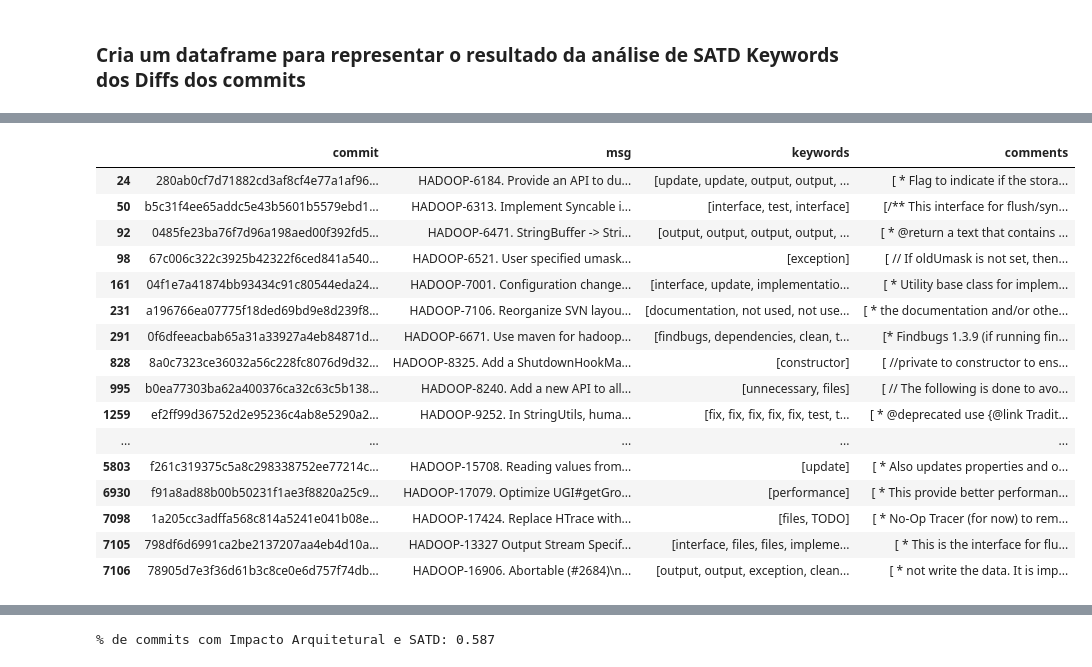
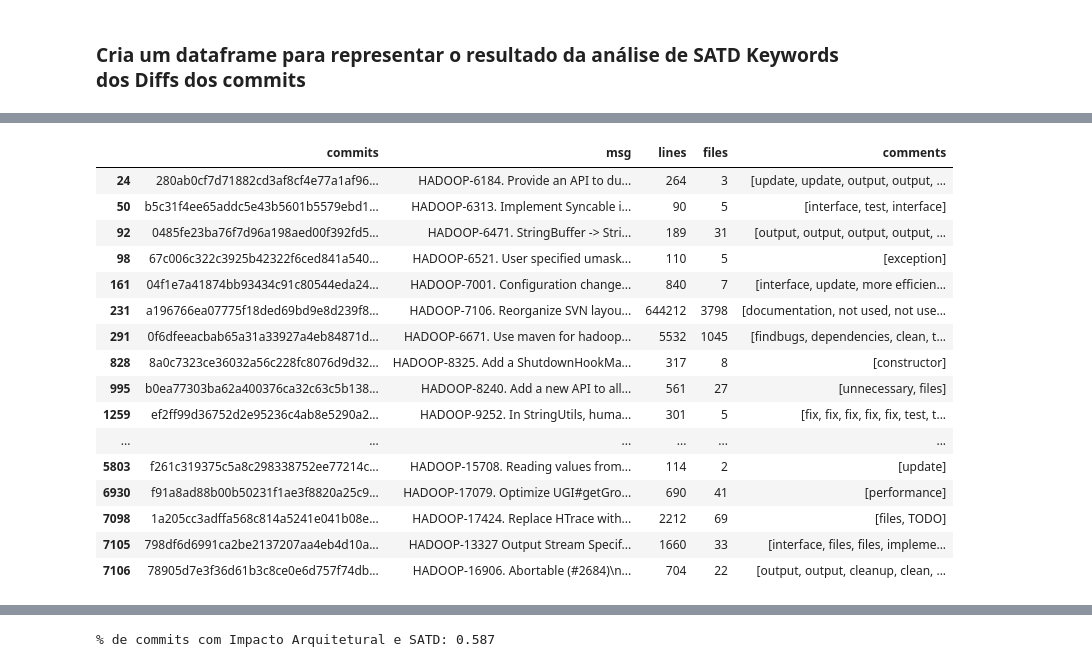
Before and after one commit to armandossrecife/my_validation, a Jupyter notebook: my_satd_hadoop.ipynb, the cells around one changed output, grey strips where cells are left out. Drawn from its saved outputs; the diff is of its cells as text; code cells hidden in the pictures.

```diff
--- a/my_satd_hadoop.ipynb
+++ b/my_satd_hadoop.ipynb
@@ -266,27 +432,29 @@ Aguarde...
 
 Analisa todos os diffs (added) dos commits entre 19/05/2009 e 4/10/2023 do Hadoop que contem as SATD.
 # %%
-dict_commit_diffs = my_satd_commit_analyzer.analyze_commit_diffs_for_satd(start_date, end_date, final_satd_keywords)
+dict_commit_diffs_satd = my_satd_commit_analyzer.analyze_commit_diffs_for_satd(start_date, end_date, final_satd_keywords)
 # %% [output]
 Aguarde...
 # %% [markdown]
 ### Cria um dataframe para representar o resultado da análise de SATD Keywords dos Diffs dos commits
 # %%
-l_commits, l_msgs, l_keywords, l_comments = [], [], [], []
+l_commits, l_msgs, l_lines, l_files, l_comments = [], [], [], [], []
 
-for k, v in dict_commit_diffs.items():
-  l_commits.append(k)
-  l_msgs.append(v[0])
-  l_keywords.append(v[1])
-  l_comments.append(v[2])
+for k, v in dict_commit_diffs_satd.items():
+    l_commits.append(k)
+    l_msgs.append(v[0])
+    l_lines.append(v[1])
+    l_files.append(v[2])
+    l_comments.append(v[3])
 
-dict_commit_diffs_aux = {
-    'commit': l_commits,
+dict_commit_diffs_satd_aux = {
+    'commits': l_commits,
     'msg': l_msgs,
-    'keywords': l_keywords,
+    'lines': l_lines,
+    'files': l_files,
     'comments': l_comments
 }
 
-df_commit_diffs_aux = pd.DataFrame(dict_commit_diffs_aux)
-df_commit_diffs_aux
+df_commit_diffs_satd_aux = pd.DataFrame(dict_commit_diffs_satd_aux)
+df_commit_diffs_satd_aux
 # %% [output]
@@ -306,21 +474,21 @@ df_commit_diffs_aux
 # %%
-df_hadoop_commits_issues_yes_ai = df_commit_diffs_aux[df_commit_diffs_aux.commit.isin(lista_hadoop_commits_issues_yes_ai)]
+df_hadoop_commits_issues_yes_ai = df_commit_diffs_satd_aux[df_commit_diffs_satd_aux.commits.isin(lista_hadoop_commits_issues_yes_ai)]
 df_hadoop_commits_issues_yes_ai
 # %% [output]
-|  | commit | msg | keywords | comments |
-| 24 | 280ab0cf7d71882cd3af8cf4e77a1af96... | HADOOP-6184. Provide an API to du... | [update, update, output, output, ... | [ * Flag to indicate if the stora... |
-| 50 | b5c31f4ee65addc5e43b5601b5579ebd1... | HADOOP-6313. Implement Syncable i... | [interface, test, interface] | [/** This interface for flush/syn... |
-| 92 | 0485fe23ba76f7d96a198aed00f392fd5... | HADOOP-6471. StringBuffer -> Stri... | [output, output, output, output, ... | [ * @return a text that contains ... |
-| 98 | 67c006c322c3925b42322f6ced841a540... | HADOOP-6521. User specified umask... | [exception] | [ // If oldUmask is not set, then... |
-| 161 | 04f1e7a41874bb93434c91c80544eda24... | HADOOP-7001. Configuration change... | [interface, update, implementatio... | [ * Utility base class for implem... |
-| 231 | a196766ea07775f18ded69bd9e8d239f8... | HADOOP-7106. Reorganize SVN layou... | [documentation, not used, not use... | [ * the documentation and/or othe... |
-| 291 | 0f6dfeeacbab65a31a33927a4eb84871d... | HADOOP-6671. Use maven for hadoop... | [findbugs, dependencies, clean, t... | [* Findbugs 1.3.9 (if running fin... |
-| 828 | 8a0c7323ce36032a56c228fc8076d9d32... | HADOOP-8325. Add a ShutdownHookMa... | [constructor] | [ //private to constructor to ens... |
-| 995 | b0ea77303ba62a400376ca32c63c5b138... | HADOOP-8240. Add a new API to all... | [unnecessary, files] | [ // The following is done to avo... |
-| 1259 | ef2ff99d36752d2e95236c4ab8e5290a2... | HADOOP-9252. In StringUtils, huma... | [fix, fix, fix, fix, fix, test, t... | [ * @deprecated use {@link Tradit... |
-| ... | ... | ... | ... | ... |
-| 5803 | f261c319375c5a8c298338752ee77214c... | HADOOP-15708. Reading values from... | [update] | [ * Also updates properties and o... |
-| 6930 | f91a8ad88b00b50231f1ae3f8820a25c9... | HADOOP-17079. Optimize UGI#getGro... | [performance] | [ * This provide better performan... |
-| 7098 | 1a205cc3adffa568c814a5241e041b08e... | HADOOP-17424. Replace HTrace with... | [files, TODO] | [ * No-Op Tracer (for now) to rem... |
-| 7105 | 798df6d6991ca2be2137207aa4eb4d10a... | HADOOP-13327 Output Stream Specif... | [interface, files, files, impleme... | [ * This is the interface for flu... |
-| 7106 | 78905d7e3f36d61b3c8ce0e6d757f74db... | HADOOP-16906. Abortable (#2684)\n... | [output, output, exception, clean... | [ * not write the data. It is imp... |
+|  | commits | msg | lines | files | comments |
+| 24 | 280ab0cf7d71882cd3af8cf4e77a1af96... | HADOOP-6184. Provide an API to du... | 264 | 3 | [update, update, output, output, ... |
+| 50 | b5c31f4ee65addc5e43b5601b5579ebd1... | HADOOP-6313. Implement Syncable i... | 90 | 5 | [interface, test, interface] |
+| 92 | 0485fe23ba76f7d96a198aed00f392fd5... | HADOOP-6471. StringBuffer -> Stri... | 189 | 31 | [output, output, output, output, ... |
+| 98 | 67c006c322c3925b42322f6ced841a540... | HADOOP-6521. User specified umask... | 110 | 5 | [exception] |
+| 161 | 04f1e7a41874bb93434c91c80544eda24... | HADOOP-7001. Configuration change... | 840 | 7 | [interface, update, more efficien... |
+| 231 | a196766ea07775f18ded69bd9e8d239f8... | HADOOP-7106. Reorganize SVN layou... | 644212 | 3798 | [documentation, not used, not use... |
+| 291 | 0f6dfeeacbab65a31a33927a4eb84871d... | HADOOP-6671. Use maven for hadoop... | 5532 | 1045 | [findbugs, dependencies, clean, t... |
+| 828 | 8a0c7323ce36032a56c228fc8076d9d32... | HADOOP-8325. Add a ShutdownHookMa... | 317 | 8 | [constructor] |
+| 995 | b0ea77303ba62a400376ca32c63c5b138... | HADOOP-8240. Add a new API to all... | 561 | 27 | [unnecessary, files] |
+| 1259 | ef2ff99d36752d2e95236c4ab8e5290a2... | HADOOP-9252. In StringUtils, huma... | 301 | 5 | [fix, fix, fix, fix, fix, test, t... |
+| ... | ... | ... | ... | ... | ... |
+| 5803 | f261c319375c5a8c298338752ee77214c... | HADOOP-15708. Reading values from... | 114 | 2 | [update] |
+| 6930 | f91a8ad88b00b50231f1ae3f8820a25c9... | HADOOP-17079. Optimize UGI#getGro... | 690 | 41 | [performance] |
+| 7098 | 1a205cc3adffa568c814a5241e041b08e... | HADOOP-17424. Replace HTrace with... | 2212 | 69 | [files, TODO] |
+| 7105 | 798df6d6991ca2be2137207aa4eb4d10a... | HADOOP-13327 Output Stream Specif... | 1660 | 33 | [interface, files, files, impleme... |
+| 7106 | 78905d7e3f36d61b3c8ce0e6d757f74db... | HADOOP-16906. Abortable (#2684)\n... | 704 | 22 | [output, output, cleanup, clean, ... |
```
Also changed, not shown: parts of 16 cells of this notebook.
